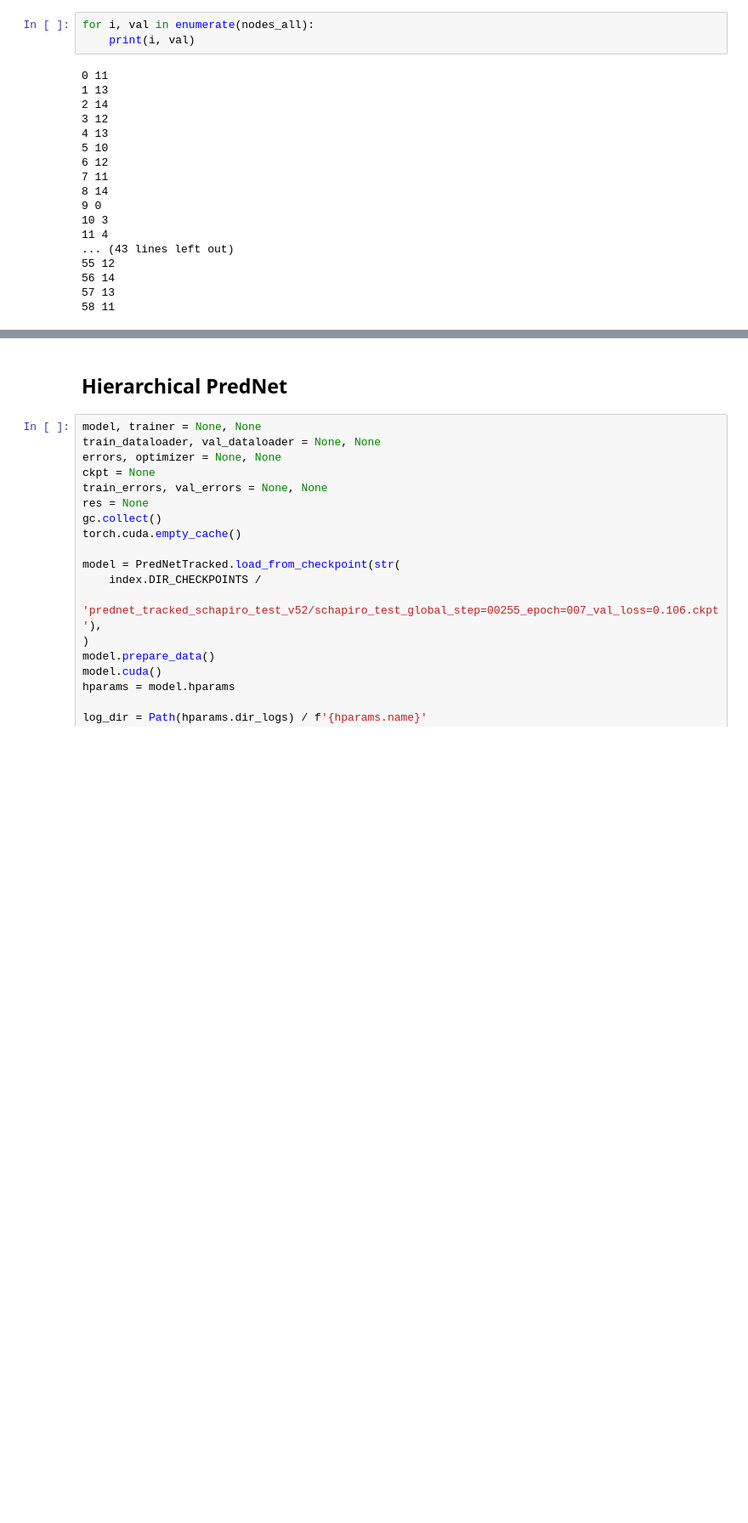
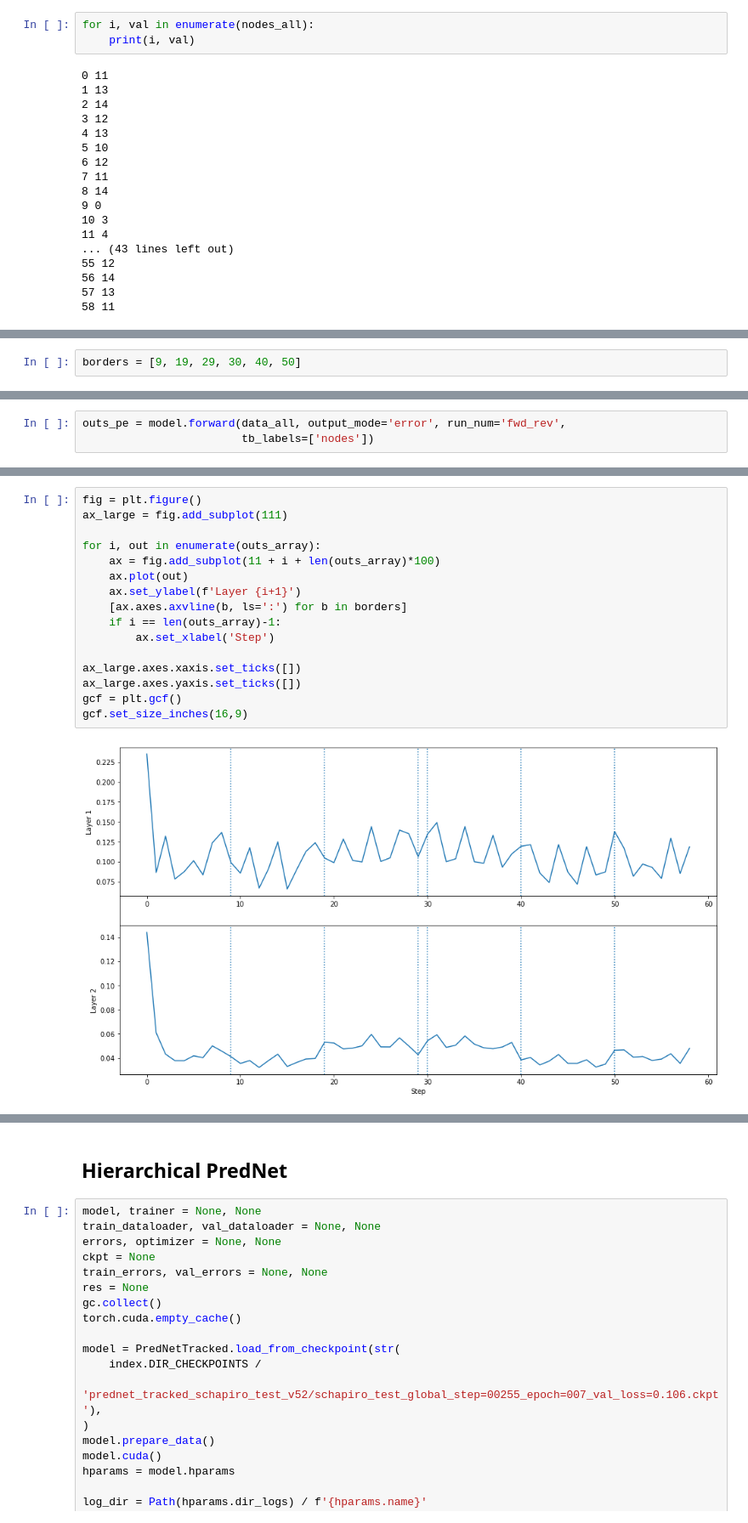
Before and after one commit to APRashedAhmed/predictive-event-segmentation, a Jupyter notebook: docs/source/workbooks/wb-2.1.1-Creating-MDS-Plots-for-PredNet.ipynb, the cells around one changed output, grey strips where cells are left out. Shown at 85% size. Saved outputs shown, nothing was run; the diff lists cells and outputs as text; blank space fills up the shorter version.

```diff
--- a/docs/source/workbooks/wb-2.1.1-Creating-MDS-Plots-for-PredNet.ipynb
+++ b/docs/source/workbooks/wb-2.1.1-Creating-MDS-Plots-for-PredNet.ipynb
@@ -374,0 +375,2 @@ Strange to get large shifts at 30 and 31. Unclear what that would mean.
+# %%
+borders = [9, 19, 29, 30, 40, 50]
@@ -374,0 +385,3 @@ Strange to get large shifts at 30 and 31. Unclear what that would mean.
+# %%
+outs_pe = model.forward(data_all, output_mode='error', run_num='fwd_rev',
+                        tb_labels=['nodes'])
@@ -374,0 +397,18 @@ Strange to get large shifts at 30 and 31. Unclear what that would mean.
+# %%
+fig = plt.figure()
+ax_large = fig.add_subplot(111)
+
+for i, out in enumerate(outs_array):
+    ax = fig.add_subplot(11 + i + len(outs_array)*100)
+    ax.plot(out)
+    ax.set_ylabel(f'Layer {i+1}')
+    [ax.axes.axvline(b, ls=':') for b in borders]
+    if i == len(outs_array)-1:
+        ax.set_xlabel('Step')
+
+ax_large.axes.xaxis.set_ticks([])
+ax_large.axes.yaxis.set_ticks([])
+gcf = plt.gcf()
+gcf.set_size_inches(16,9)
+# %% [output]
+[figure, added]
```
Also changed, not shown: parts of 26 cells of this notebook, 1 other file.
